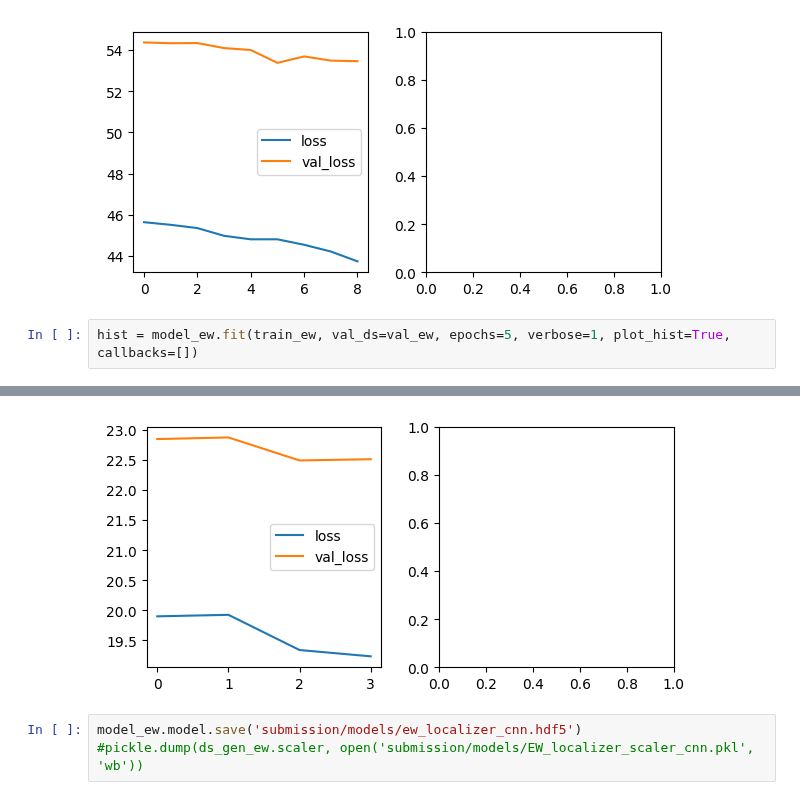
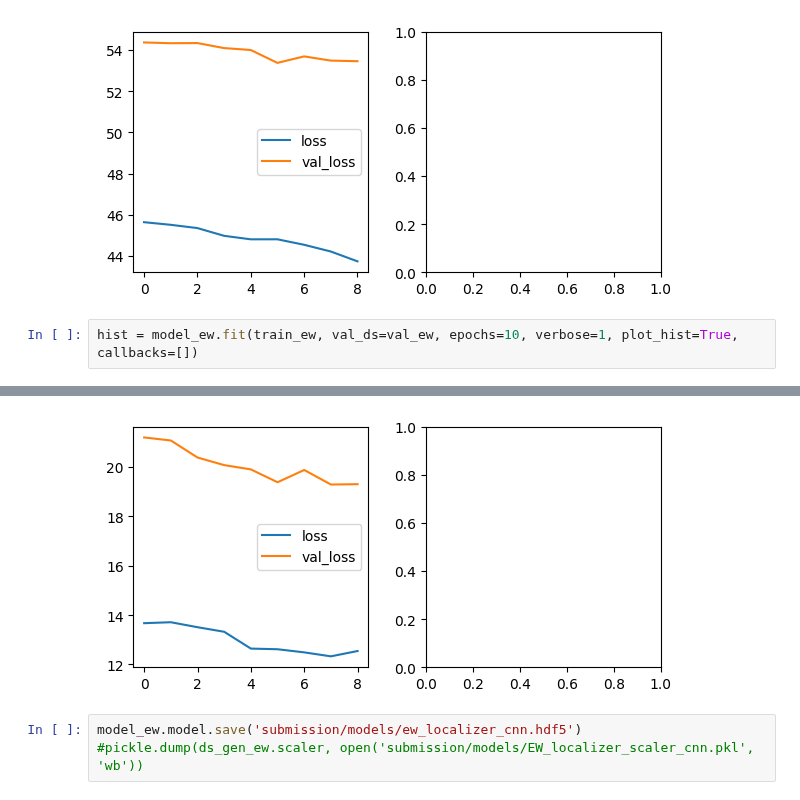
Before and after one commit to DavidBaldsiefen/splid-challenge, a Jupyter notebook: node_localizer.ipynb, the cells around one changed output, grey strips where cells are left out. Drawn from its saved outputs; the diff is of its cells as text.

```diff
--- a/node_localizer.ipynb
+++ b/node_localizer.ipynb
@@ -285,6 +285,6 @@ Evaluating model:
 179/179 [==============================] - 1s 5ms/step - loss: 53.4490 - mse: 53.4490 - mae: 1.7682
 [figure]
 # %%
-hist = model_ew.fit(train_ew, val_ds=val_ew, epochs=5, verbose=1, plot_hist=True, callbacks=[])
+hist = model_ew.fit(train_ew, val_ds=val_ew, epochs=10, verbose=1, plot_hist=True, callbacks=[])
 # %% [output]
 Starting training. Optimizing "val_accuracy"
@@ -304,4 +307,4 @@ Evaluating model:
-[figure, old version]
+[figure, new version]
 # %%
 model_ew.model.save('submission/models/ew_localizer_cnn.hdf5')
 #pickle.dump(ds_gen_ew.scaler, open('submission/models/EW_localizer_scaler_cnn.pkl', 'wb'))
```
Also changed, not shown: parts of 4 cells of this notebook, 3 other files.
